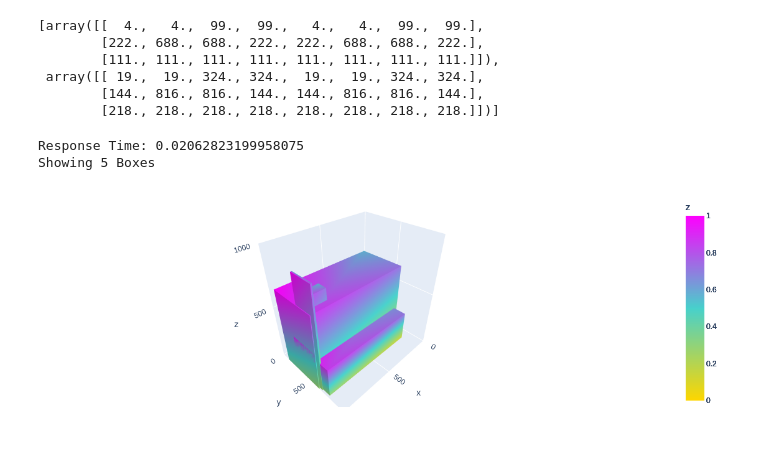
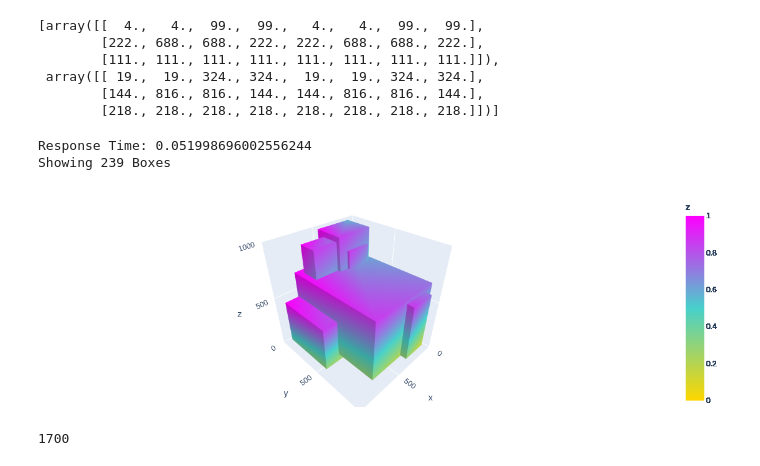
Before and after one commit to richardautry/spatial_partition_storage, a Jupyter notebook: spatial_partitioning.ipynb, the cells around one changed output. Saved outputs shown, nothing was run; the diff lists cells and outputs as text; code cells hidden in the pictures.

Commit message:
Working on query params for boxes endpoint

```diff
--- a/spatial_partitioning.ipynb
+++ b/spatial_partitioning.ipynb
@@ -131,13 +131,18 @@ response_boxes[:2]
         [218., 218., 218., 218., 218., 218., 218., 218.]])]
 # %%
 start = perf_counter()
-response = requests.get(f"{boxes_url}?x=990&y=500&z=100")
+response = requests.get(f"{boxes_url}?x_gte=100&x_lte=200&y=100&z=100")
 end = perf_counter()
 response_boxes = [convert_box_json_to_nparray(box) for box in response.json()]
 print(f"Response Time: {end - start}")
 print(f"Showing {len(response_boxes)} Boxes")
-show_3d_boxes(response_boxes)
+show_3d_boxes(response_boxes[:100])
 # %% [output]
-Response Time: 0.02062823199958075
-Showing 5 Boxes
+Response Time: 0.051998696002556244
+Showing 239 Boxes
-[figure, old version]
+[figure, new version]
+# %%
+response = requests.get(boxes_url)
+len(response.json())
+# %% [output]
+1700
```
Also changed, not shown: parts of 3 cells of this notebook, 2 other files.
